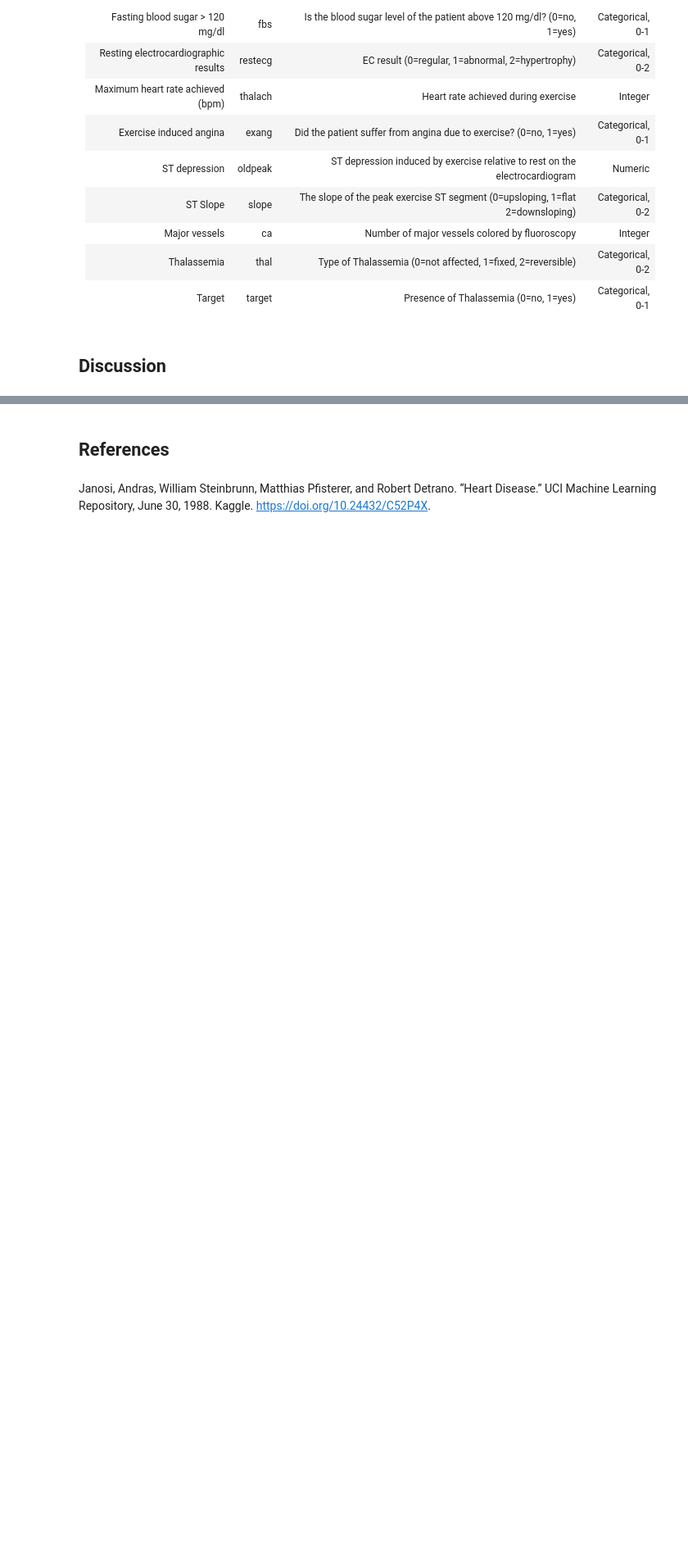
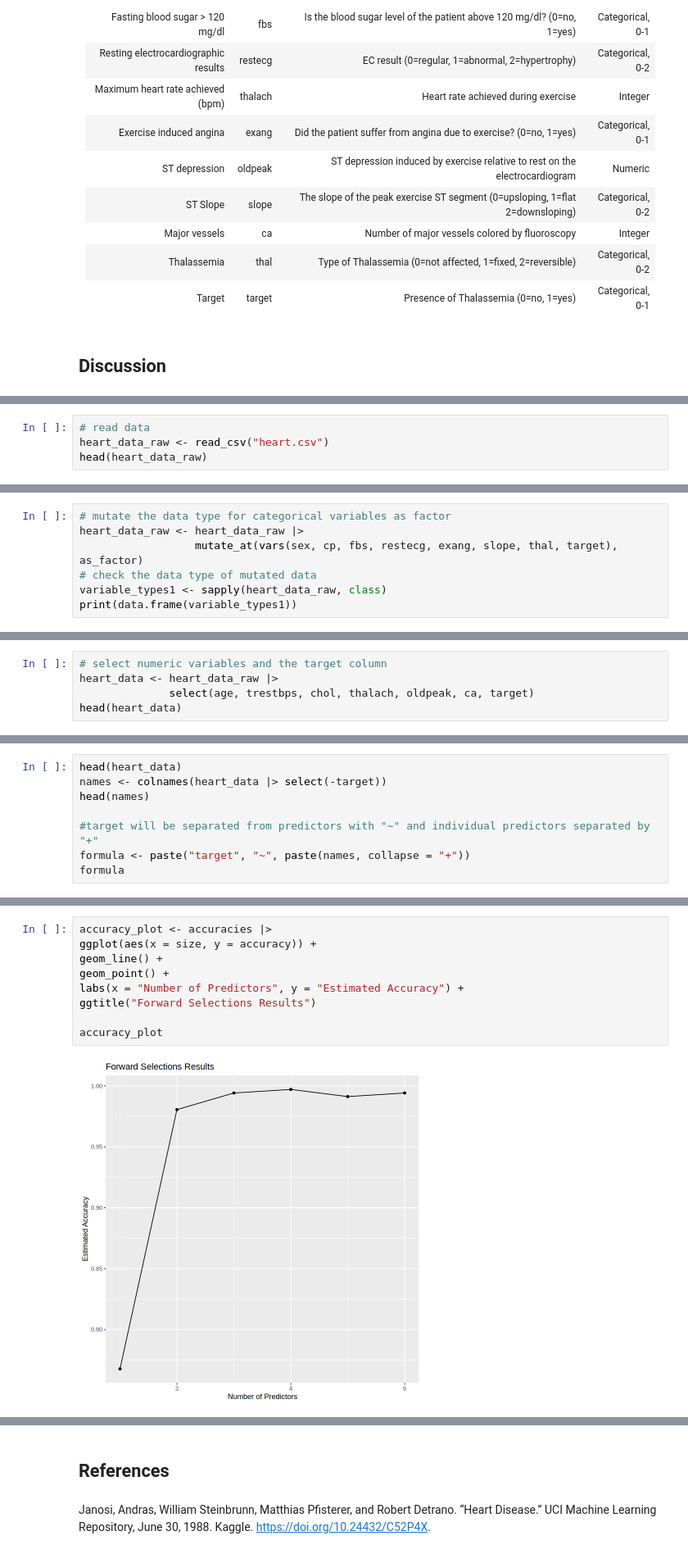
Before and after one commit to AnishkaFP/dsci-100-2023w1-group-029, a Jupyter notebook: Report_008-029.ipynb, the cells around one changed output, grey strips where cells are left out. Shown at 82% size. Saved outputs shown, nothing was run; the diff lists cells and outputs as text; blank space fills up the shorter version.

Commit message:
Added forward selection and ggpairs
Forward selection, accuracy plot, brief analysis, stuff from proposal, ggpairs added.

```diff
--- a/Report_008-029.ipynb
+++ b/Report_008-029.ipynb
@@ -47,0 +81,4 @@ Hereby each variable as well as their coding in the dataset, a description and v
+# %%
+# read data
+heart_data_raw <- read_csv("heart.csv")
+head(heart_data_raw)
@@ -47,0 +146,7 @@ Hereby each variable as well as their coding in the dataset, a description and v
+# %%
+# mutate the data type for categorical variables as factor
+heart_data_raw <- heart_data_raw |>
+                  mutate_at(vars(sex, cp, fbs, restecg, exang, slope, thal, target), as_factor)
+# check the data type of mutated data
+variable_types1 <- sapply(heart_data_raw, class)
+print(data.frame(variable_types1))
@@ -47,0 +173,5 @@ Hereby each variable as well as their coding in the dataset, a description and v
+# %%
+# select numeric variables and the target column
+heart_data <- heart_data_raw |>
+              select(age, trestbps, chol, thalach, oldpeak, ca, target)
+head(heart_data)
@@ -47,0 +259,8 @@ Hereby each variable as well as their coding in the dataset, a description and v
+# %%
+head(heart_data)
+names <- colnames(heart_data |> select(-target))
+head(names)
+
+#target will be separated from predictors with "~" and individual predictors separated by "+"
+formula <- paste("target", "~", paste(names, collapse = "+"))
+formula
@@ -47,0 +359,11 @@ Hereby each variable as well as their coding in the dataset, a description and v
+# %%
+accuracy_plot <- accuracies |>
+ggplot(aes(x = size, y = accuracy)) +
+geom_line() +
+geom_point() +
+labs(x = "Number of Predictors", y = "Estimated Accuracy") +
+ggtitle("Forward Selections Results")
+
+accuracy_plot
+# %% [output]
+[figure, added]
```
Also changed, not shown: parts of 27 cells of this notebook.
